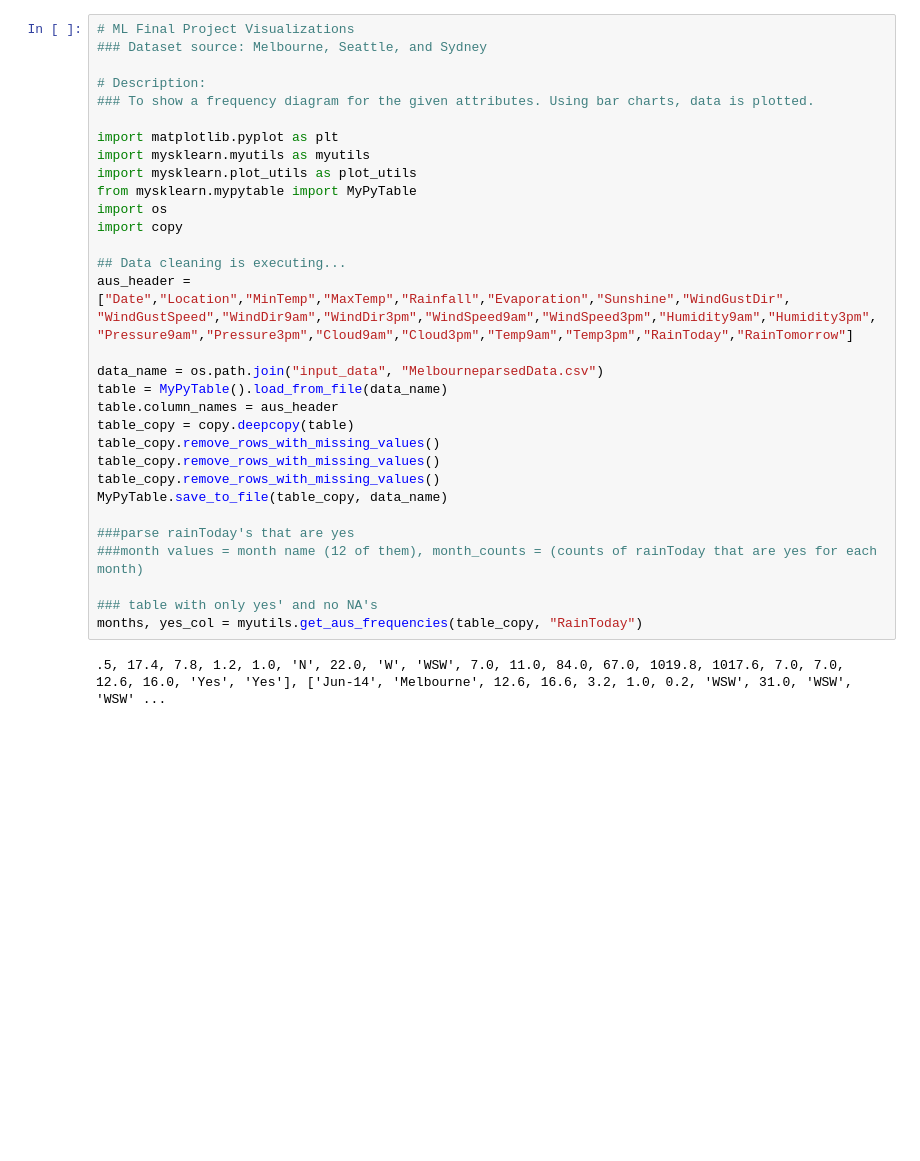
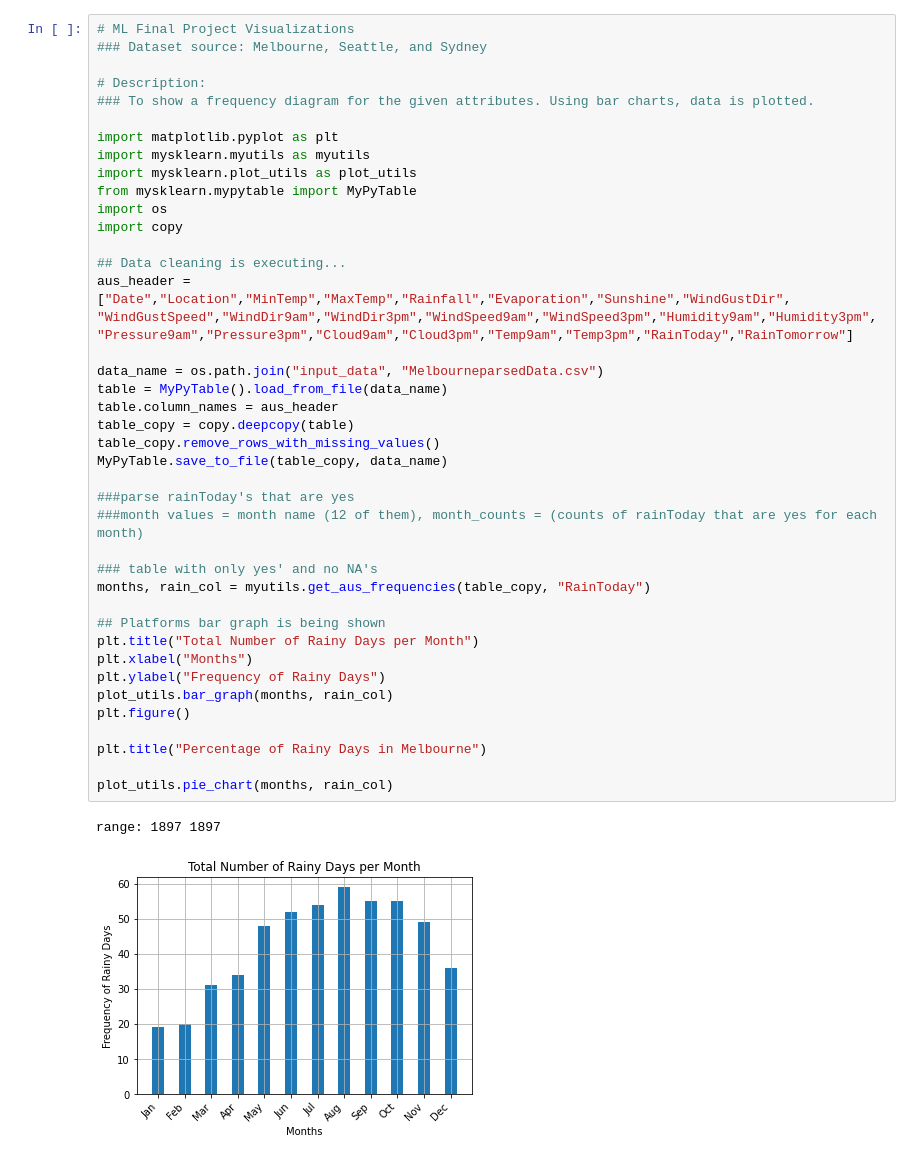
Before and after one commit to caleb-cramer/MLFinalProject, a Jupyter notebook: visuals.ipynb, the cells around one changed output. Saved outputs shown, nothing was run; the diff lists cells and outputs as text; blank space fills up the shorter version.

Commit message:
charts

```diff
--- a/visuals.ipynb
+++ b/visuals.ipynb
@@ -2,34 +2,44 @@
 # ML Final Project Visualizations
 ### Dataset source: Melbourne, Seattle, and Sydney
 
 # Description:
 ### To show a frequency diagram for the given attributes. Using bar charts, data is plotted.
 
 import matplotlib.pyplot as plt
 import mysklearn.myutils as myutils
 import mysklearn.plot_utils as plot_utils
 from mysklearn.mypytable import MyPyTable
 import os
 import copy
 
 ## Data cleaning is executing...
 aus_header = ["Date","Location","MinTemp","MaxTemp","Rainfall","Evaporation","Sunshine","WindGustDir",
 "WindGustSpeed","WindDir9am","WindDir3pm","WindSpeed9am","WindSpeed3pm","Humidity9am","Humidity3pm",
 "Pressure9am","Pressure3pm","Cloud9am","Cloud3pm","Temp9am","Temp3pm","RainToday","RainTomorrow"]
 
 data_name = os.path.join("input_data", "MelbourneparsedData.csv")
 table = MyPyTable().load_from_file(data_name)
 table.column_names = aus_header
 table_copy = copy.deepcopy(table)
 table_copy.remove_rows_with_missing_values()
-table_copy.remove_rows_with_missing_values()
-table_copy.remove_rows_with_missing_values()
 MyPyTable.save_to_file(table_copy, data_name)
 
 ###parse rainToday's that are yes
 ###month values = month name (12 of them), month_counts = (counts of rainToday that are yes for each month)
 
 ### table with only yes' and no NA's
-months, yes_col = myutils.get_aus_frequencies(table_copy, "RainToday")
+months, rain_col = myutils.get_aus_frequencies(table_copy, "RainToday")
+
+## Platforms bar graph is being shown
+plt.title("Total Number of Rainy Days per Month")
+plt.xlabel("Months")
+plt.ylabel("Frequency of Rainy Days")
+plot_utils.bar_graph(months, rain_col)
+plt.figure()
+
+plt.title("Percentage of Rainy Days in Melbourne")
+
+plot_utils.pie_chart(months, rain_col)
 # %% [output]
-.5, 17.4, 7.8, 1.2, 1.0, 'N', 22.0, 'W', 'WSW', 7.0, 11.0, 84.0, 67.0, 1019.8, 1017.6, 7.0, 7.0, 12.6, 16.0, 'Yes', 'Yes'], ['Jun-14', 'Melbourne', 12.6, 16.6, 3.2, 1.0, 0.2, 'WSW', 31.0, 'WSW', 'WSW' ...
+range: 1897 1897
+[figure, added]
```
Also changed, not shown: parts of 3 cells of this notebook, 3 other files.
